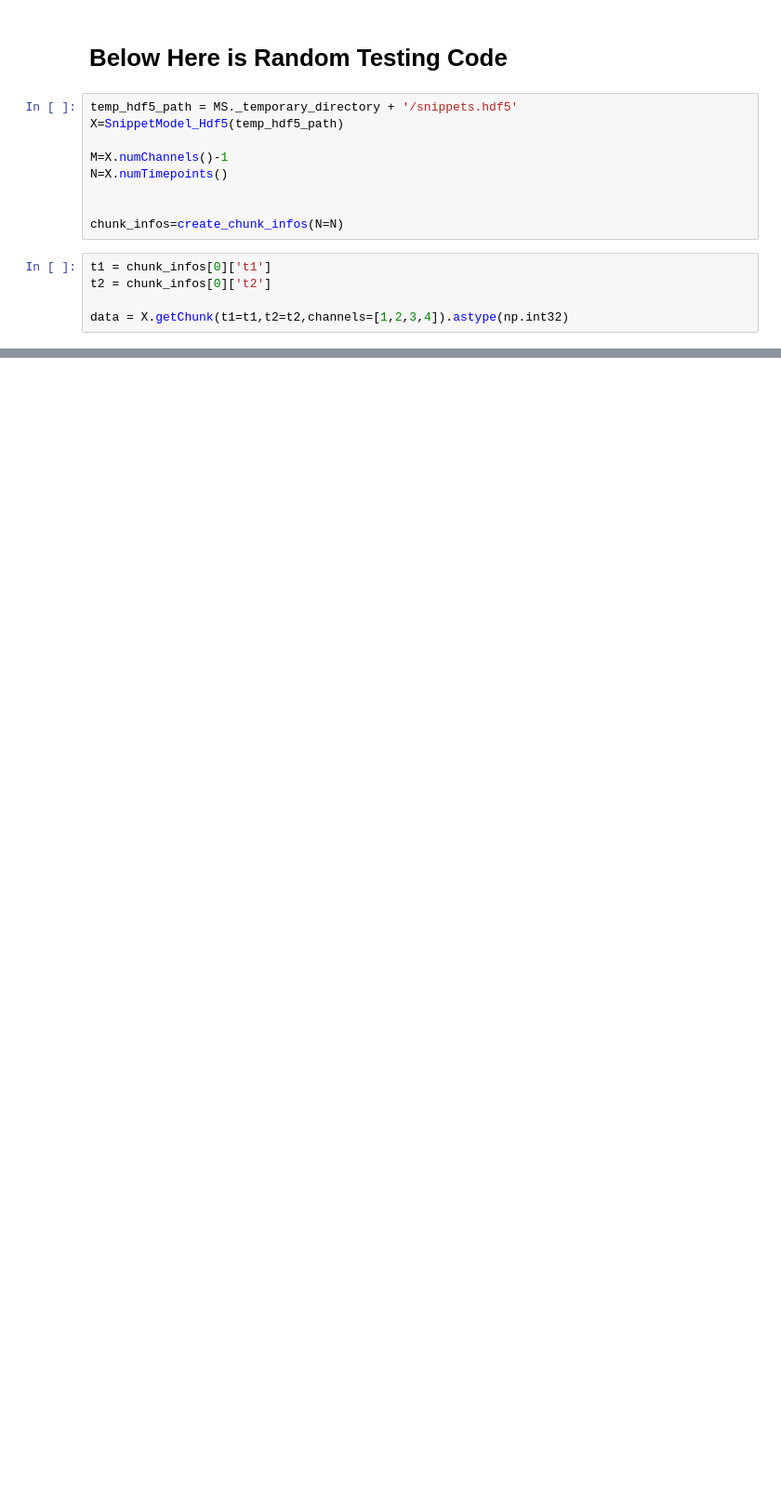
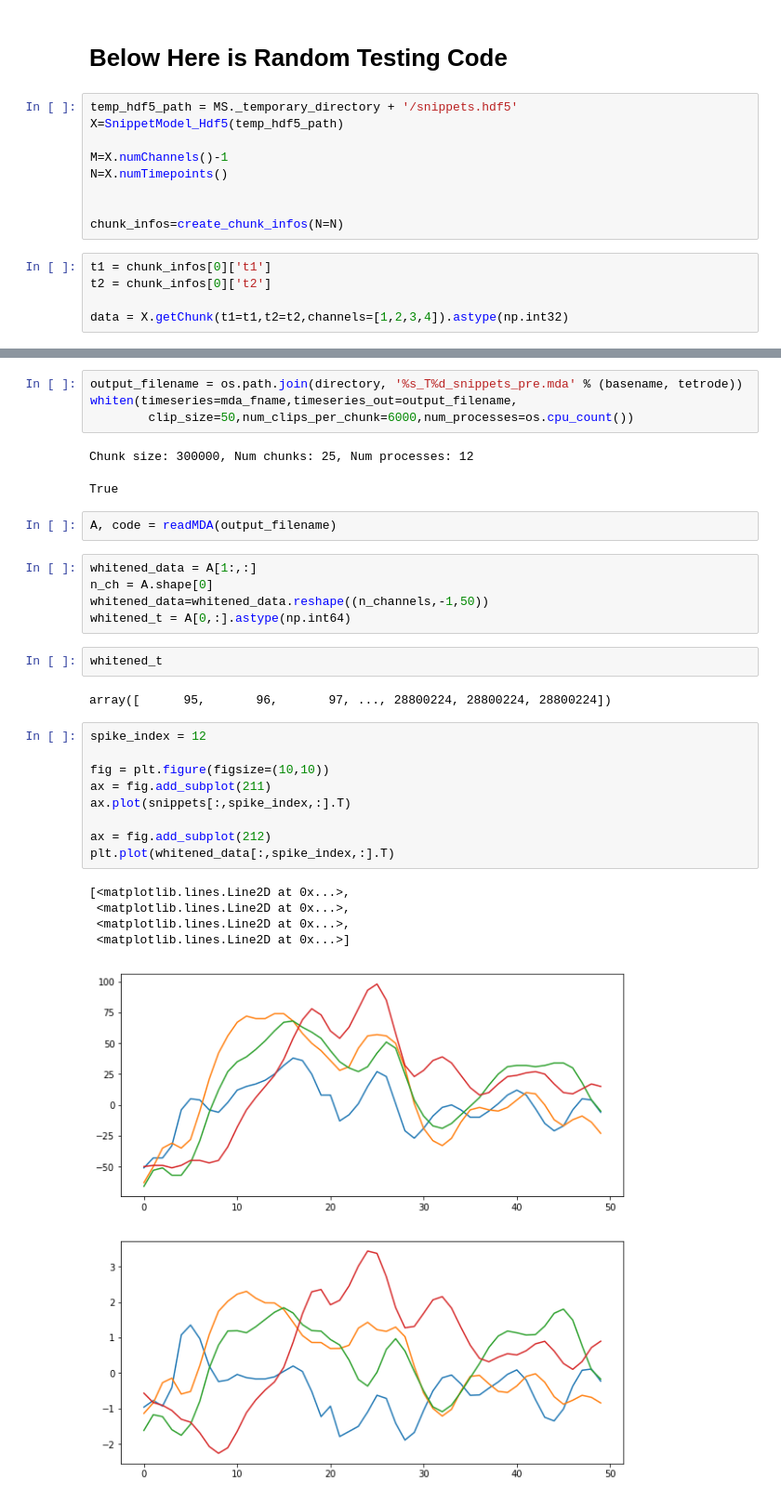
Before and after one commit to GeoffBarrett/ml_ms4alg_snippets, a Jupyter notebook: ml_ms4alg_snippets/ml_ms4alg_snips.ipynb, the cells around one changed output, grey strips where cells are left out. Shown at 93% size. Saved outputs shown, nothing was run; the diff lists cells and outputs as text; blank space fills up the shorter version.

Commit message:
added a snippet whitening processor

```diff
--- a/ml_ms4alg_snippets/ml_ms4alg_snips.ipynb
+++ b/ml_ms4alg_snippets/ml_ms4alg_snips.ipynb
@@ -1434,0 +1439,33 @@ print(data.ravel().shape)
+# %%
+output_filename = os.path.join(directory, '%s_T%d_snippets_pre.mda' % (basename, tetrode))
+whiten(timeseries=mda_fname,timeseries_out=output_filename,
+        clip_size=50,num_clips_per_chunk=6000,num_processes=os.cpu_count())
+# %% [output]
+Chunk size: 300000, Num chunks: 25, Num processes: 12
+True
+# %%
+A, code = readMDA(output_filename)
+# %%
+whitened_data = A[1:,:]
+n_ch = A.shape[0]
+whitened_data=whitened_data.reshape((n_channels,-1,50))
+whitened_t = A[0,:].astype(np.int64)
+# %%
+whitened_t
+# %% [output]
+array([      95,       96,       97, ..., 28800224, 28800224, 28800224])
+# %%
+spike_index = 12
+
+fig = plt.figure(figsize=(10,10))
+ax = fig.add_subplot(211)
+ax.plot(snippets[:,spike_index,:].T)
+
+ax = fig.add_subplot(212)
+plt.plot(whitened_data[:,spike_index,:].T)
+# %% [output]
+[<matplotlib.lines.Line2D at 0x...>,
+ <matplotlib.lines.Line2D at 0x...>,
+ <matplotlib.lines.Line2D at 0x...>,
+ <matplotlib.lines.Line2D at 0x...>]
+[figure, added]
```
Also changed, not shown: parts of 14 cells of this notebook, 3 other files.
